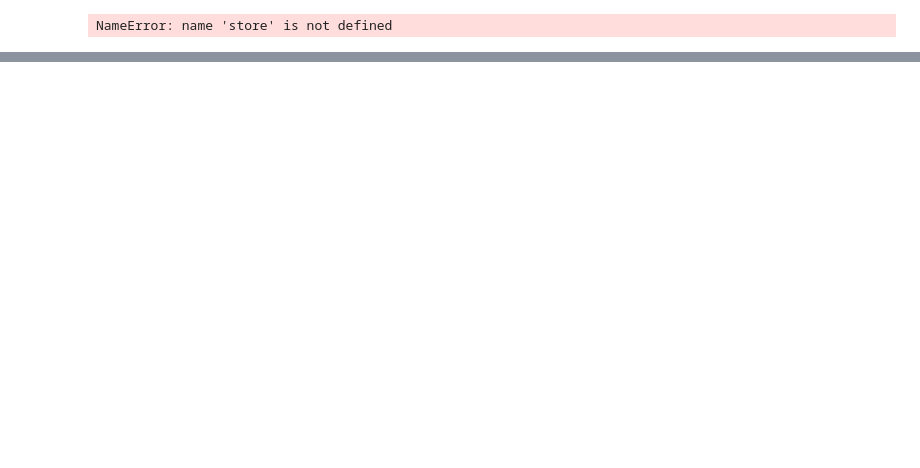
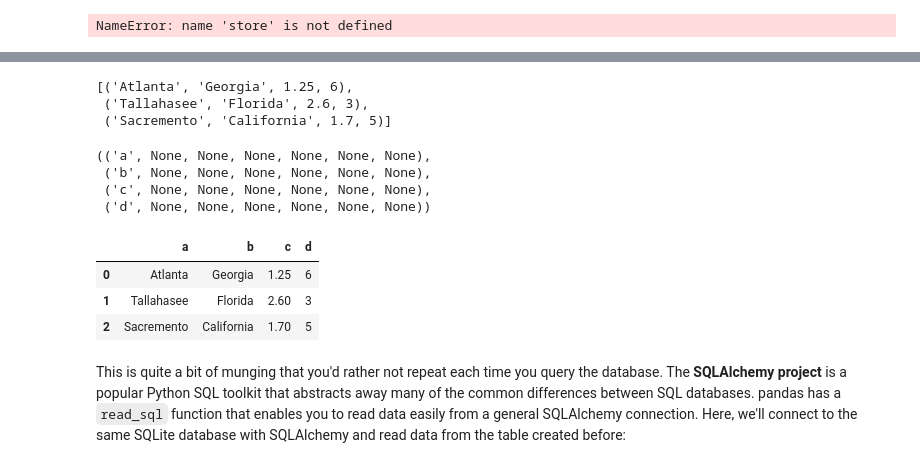
Before and after one commit to jjheffernan/WesWrangling, a Jupyter notebook: Chapter6WorkAlong.ipynb, the cells around one changed output, grey strips where cells are left out. Saved outputs shown, nothing was run; the diff lists cells and outputs as text; code cells hidden in the pictures; blank space fills up the shorter version.

```diff
--- a/Chapter6WorkAlong.ipynb
+++ b/Chapter6WorkAlong.ipynb
@@ -700,0 +822,2 @@ frame.to_hdf('mydata.h5', 'obj3', where=['index < 5'])
+# %%
+con = sqlite3.connect('mydata.sqlite')
@@ -700,0 +842,26 @@ frame.to_hdf('mydata.h5', 'obj3', where=['index < 5'])
+# %%
+cursor = con.execute('SELECT * FROM test')
+# %%
+rows = cursor.fetchall()
+# %%
+rows
+# %% [output]
+[('Atlanta', 'Georgia', 1.25, 6),
+ ('Tallahasee', 'Florida', 2.6, 3),
+ ('Sacremento', 'California', 1.7, 5)]
+# %%
+cursor.description
+# %% [output]
+(('a', None, None, None, None, None, None),
+ ('b', None, None, None, None, None, None),
+ ('c', None, None, None, None, None, None),
+ ('d', None, None, None, None, None, None))
+# %%
+pd.DataFrame(rows, columns=[x[0] for x in cursor.description])
+# %% [output]
+|  | a | b | c | d |
+| 0 | Atlanta | Georgia | 1.25 | 6 |
+| 1 | Tallahasee | Florida | 2.60 | 3 |
+| 2 | Sacremento | California | 1.70 | 5 |
+# %% [markdown]
+This is quite a bit of munging that you'd rather not repeat each time you query the database. The **SQLAlchemy project** is a popular Python SQL toolkit that abstracts away many of the common differences between SQL databases. pandas has a `read_sql` function that enables you to read data easily from a general SQLAlchemy connection. Here, we'll connect to the same SQLite database with SQLAlchemy and read data from the table created before:
```
Also changed, not shown: parts of 37 cells of this notebook.
